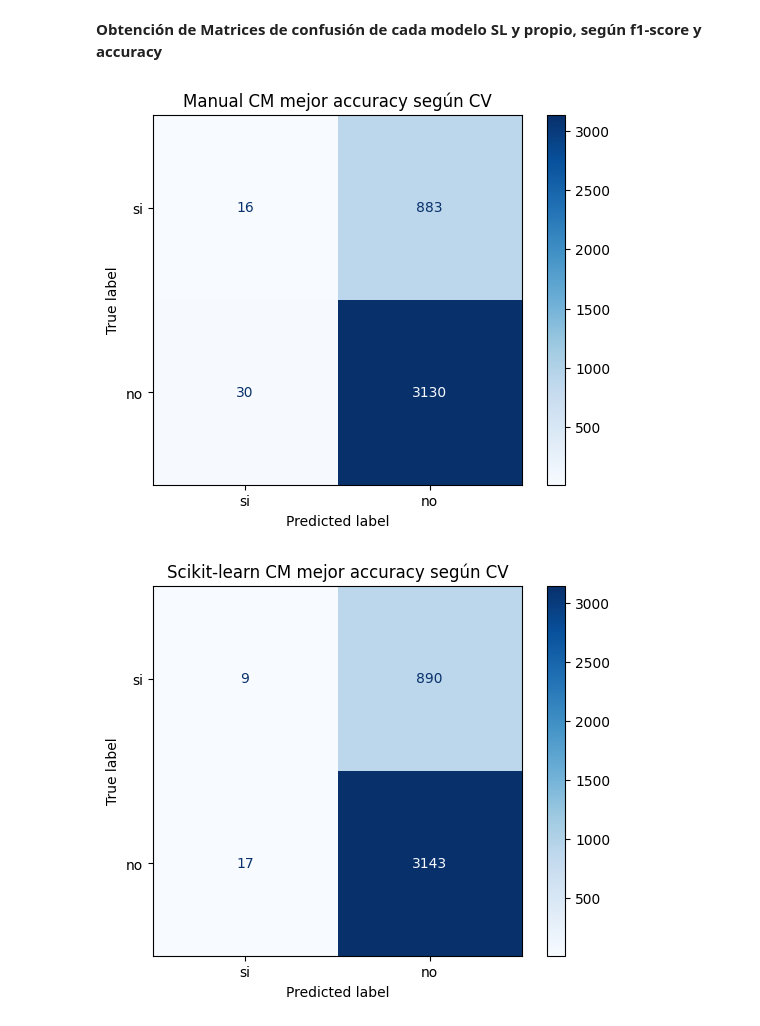
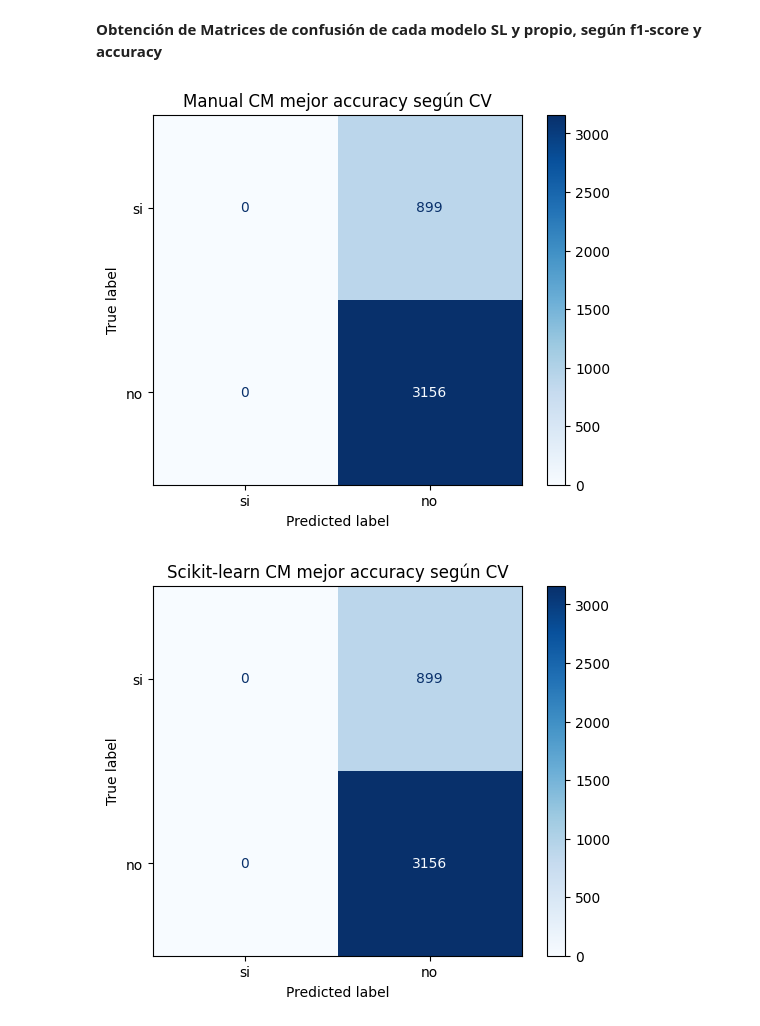
Before and after one commit to Ezequiel-Capo/MachineLearningLab, a Jupyter notebook: LAB1/Script/eval_bayes_dia.ipynb, the cells around one changed output. Cells and saved outputs as stored; diff of their text form; code cells hidden in the pictures.

```diff
--- a/LAB1/Script/eval_bayes_dia.ipynb
+++ b/LAB1/Script/eval_bayes_dia.ipynb
@@ -44,6 +49,8 @@ df_res1_7_m = t.validarNaiveBayes(X_train7m, y_train7m, hiperparams=m_values,nd=
 X_train10m, X_test10m, y_train10m, y_test10m = t.split_bayes("../Datos_preprocesados/modelo1_vent10.csv",obj)
 df_res1_10_m = t.validarNaiveBayes(X_train10m, y_train10m, hiperparams=m_values,nd=10)
 
+X_train30m, X_test30m, y_train30m, y_test30m = t.split_bayes("../Datos_preprocesados/modelo1_vent30.csv",obj)
+df_res1_30_m = t.validarNaiveBayes(X_train30m, y_train30m, hiperparams=m_values,nd=30)
 # print("\n Resultados CV Naive Bayes manual modelo1_vent1 \n")
 # print(df_res1_1_m.round(4).to_string(index=False))
 # %% [markdown]
@@ -79,6 +86,8 @@ df_res1_7_s = t.validarNaiveBayes_sklearn(X_train7s, y_train7s, hiperparams=alph
 X_train10s, X_test10s, y_train10s, y_test10s = t.split_bayes_sklearn("../Datos_preprocesados/modelo1_vent10.csv",obj)
 df_res1_10_s = t.validarNaiveBayes_sklearn(X_train10s, y_train10s, hiperparams=alpha_values,nd=10)
 
+X_train30s, X_test30s, y_train30s, y_test30s = t.split_bayes_sklearn("../Datos_preprocesados/modelo1_vent30.csv",obj)
+df_res1_30_s = t.validarNaiveBayes_sklearn(X_train30s, y_train30s, hiperparams=alpha_values,nd=30)
 # print("\n Resultados CV Naive Bayes sklearn modelo1_vent1 \n")
 # print(df_res1_1_s.round(4).to_string(index=False))
 # %% [markdown]
@@ -176,8 +185,8 @@ graficar_error_subplots(df_plot)
 import pandas as pd
 
 # Listas de DataFrames
-dfs_manual = [df_res1_1_m, df_res1_2_m, df_res1_3_m, df_res1_5_m, df_res1_7_m, df_res1_10_m]
-dfs_scikit = [df_res1_1_s, df_res1_2_s, df_res1_3_s, df_res1_5_s, df_res1_7_s, df_res1_10_s]
+dfs_manual = [df_res1_1_m, df_res1_2_m, df_res1_3_m, df_res1_5_m, df_res1_7_m, df_res1_10_m, df_res1_30_m]
+dfs_scikit = [df_res1_1_s, df_res1_2_s, df_res1_3_s, df_res1_5_s, df_res1_7_s, df_res1_10_s, df_res1_30_s]
 
 # Función para obtener el mejor valor global de cualquier métrica
 def mejor_global(df_list, metric='accuracy_mean'):
@@ -235,7 +244,8 @@ splits_manual = {
     3: (X_train3m, X_test3m, y_train3m, y_test3m),
     5: (X_train5m, X_test5m, y_train5m, y_test5m),
     7: (X_train7m, X_test7m, y_train7m, y_test7m),
-    10:(X_train10m,X_test10m,y_train10m,y_test10m)
+    10:(X_train10m,X_test10m,y_train10m,y_test10m),
+    30:(X_train30m,X_test30m,y_train30m,y_test30m)
 }
 
 splits_sickit = {
@@ -244,61 +254,63 @@ splits_sickit = {
     3: (X_train3s, X_test3s, y_train3s, y_test3s),
     5: (X_train5s, X_test5s, y_train5s, y_test5s),
     7: (X_train7s, X_test7s, y_train7s, y_test7s),
-    10:(X_train10s,X_test10s,y_train10s,y_test10s)
+    10:(X_train10s,X_test10s,y_train10s,y_test10s),
+    30:(X_train30s,X_test30s,y_train30s,y_test30s)
 }
+
 
 nda_m = best_accuracy_manual['nd']
 X_train_bestm, X_test_bestm, y_train_bestm, y_test_bestm = splits_manual[nda_m]
 
 nda_s = best_accuracy_scikit['nd']
 X_train_bests, X_test_bests, y_train_bests, y_test_bests = splits_sickit[nda_s]
 
 resM = t.testearBayes(best_accuracy_manual, X_train_bestm, y_train_bestm, X_test_bestm, y_test_bestm)
 
 resS = t.testearBayesSickit(best_accuracy_scikit, X_train_bests, y_train_bests, X_test_bests, y_test_bests)
 
-# print("\n Res testing mejor accuracy segun CV modelo manual")
-# print("Accuracy:", resM["accuracy"])
-# print("F1:", resM["f1"])
-# print("Recall:", resM["recall"])
-# print("Precision:", resM["precision"])
+print("\n Res testing mejor accuracy segun CV modelo manual")
+print("Accuracy:", resM["accuracy"])
+print("F1:", resM["f1"])
+print("Recall:", resM["recall"])
+print("Precision:", resM["precision"])
 
-# print("\n Res testing mejor accuracy segun CV modelo de SL")
-# print("Accuracy:", resS["accuracy"])
-# print("F1:", resS["f1"])
-# print("Recall:", resS["recall"])
-# print("Precision:", resS["precision"])
+print("\n Res testing mejor accuracy segun CV modelo de SL")
+print("Accuracy:", resS["accuracy"])
+print("F1:", resS["f1"])
+print("Recall:", resS["recall"])
+print("Precision:", resS["precision"])
 
 t.graficar_matriz_confusion(y_test_bestm, resM["y_pred"], labels=["si", "no"], title="Manual CM mejor accuracy según CV")
 t.graficar_matriz_confusion(y_test_bests, resS["y_pred"], labels=["si", "no"], title="Scikit-learn CM mejor accuracy según CV")
 
 ## F1 score
 nda_m = best_f1_manual['nd']
 X_train_bestm, X_test_bestm, y_train_bestm, y_test_bestm = splits_manual[nda_m]
 
 nda_s = best_f1_scikit['nd']
 X_train_bests, X_test_bests, y_train_bests, y_test_bests = splits_sickit[nda_s]
 
 resM = t.testearBayes(best_f1_manual, X_train_bestm, y_train_bestm, X_test_bestm, y_test_bestm)
 
 resS = t.testearBayesSickit(best_f1_scikit, X_train_bests, y_train_bests, X_test_bests, y_test_bests)
 
-# print("\n Res testing mejor F1-score segun CV modelo manual")
-# print("Accuracy:", resM["accuracy"])
-# print("F1:", resM["f1"])
-# print("Recall:", resM["recall"])
-# print("Precision:", resM["precision"])
+print("\n Res testing mejor F1-score segun CV modelo manual")
+print("Accuracy:", resM["accuracy"])
+print("F1:", resM["f1"])
+print("Recall:", resM["recall"])
+print("Precision:", resM["precision"])
 
-# print("\n Res testing mejor F1-score segun CV modelo de SL")
-# print("Accuracy:", resS["accuracy"])
-# print("F1:", resS["f1"])
-# print("Recall:", resS["recall"])
-# print("Precision:", resS["precision"])
+print("\n Res testing mejor F1-score segun CV modelo de SL")
+print("Accuracy:", resS["accuracy"])
+print("F1:", resS["f1"])
+print("Recall:", resS["recall"])
+print("Precision:", resS["precision"])
 
 t.graficar_matriz_confusion(y_test_bestm, resM["y_pred"], labels=["si", "no"], title="Manual CM - mejor f1-score según CV")
 t.graficar_matriz_confusion(y_test_bests, resS["y_pred"], labels=["si", "no"], title="Scikit-learn CM - mejor f1-score según CV")
 # %% [output]
-[figure, old version]
+[figure, new version]
-[figure, old version]
+[figure, new version]
 [figure]
 [figure]
```
Also changed, not shown: parts of 3 cells of this notebook, 6 other files.
